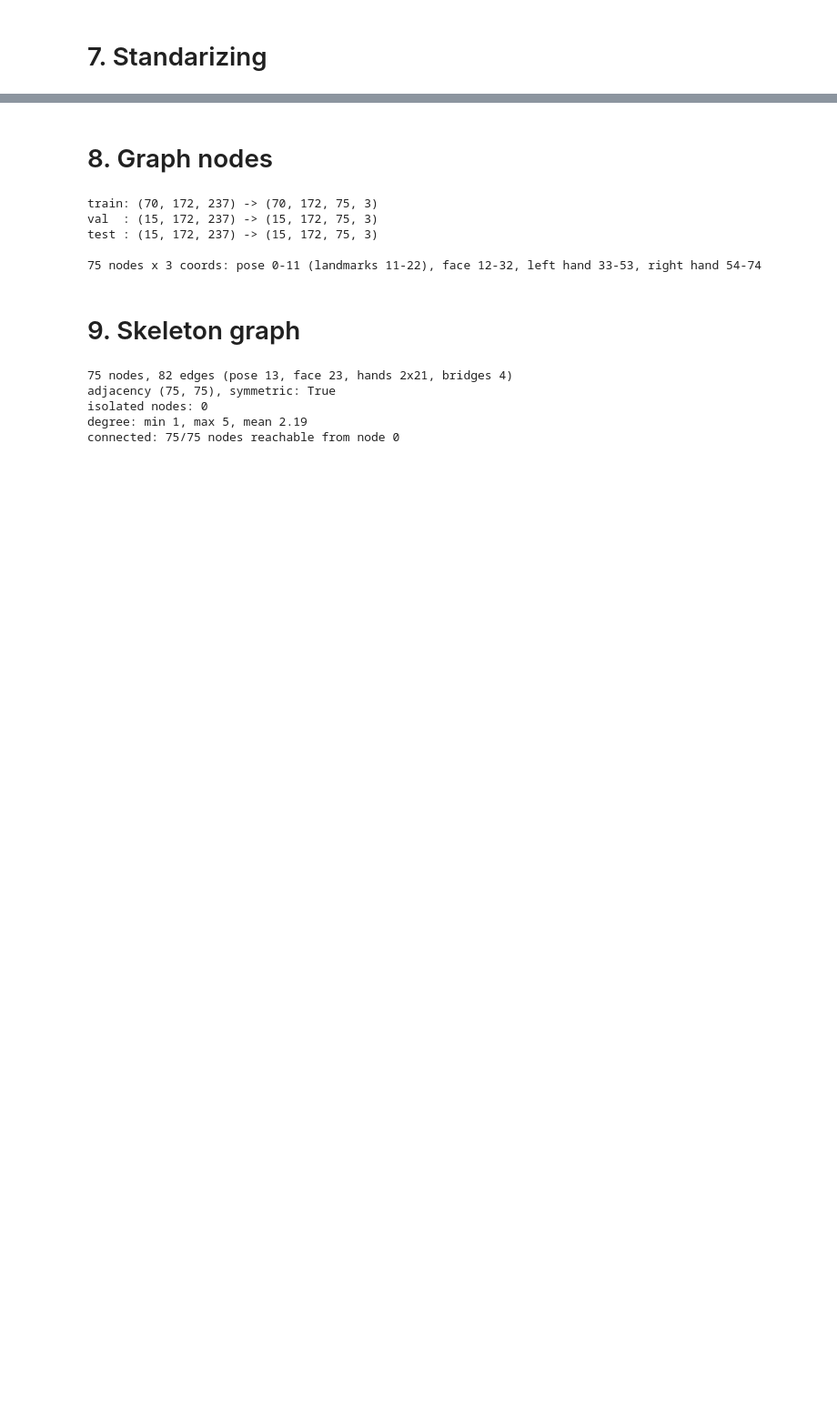
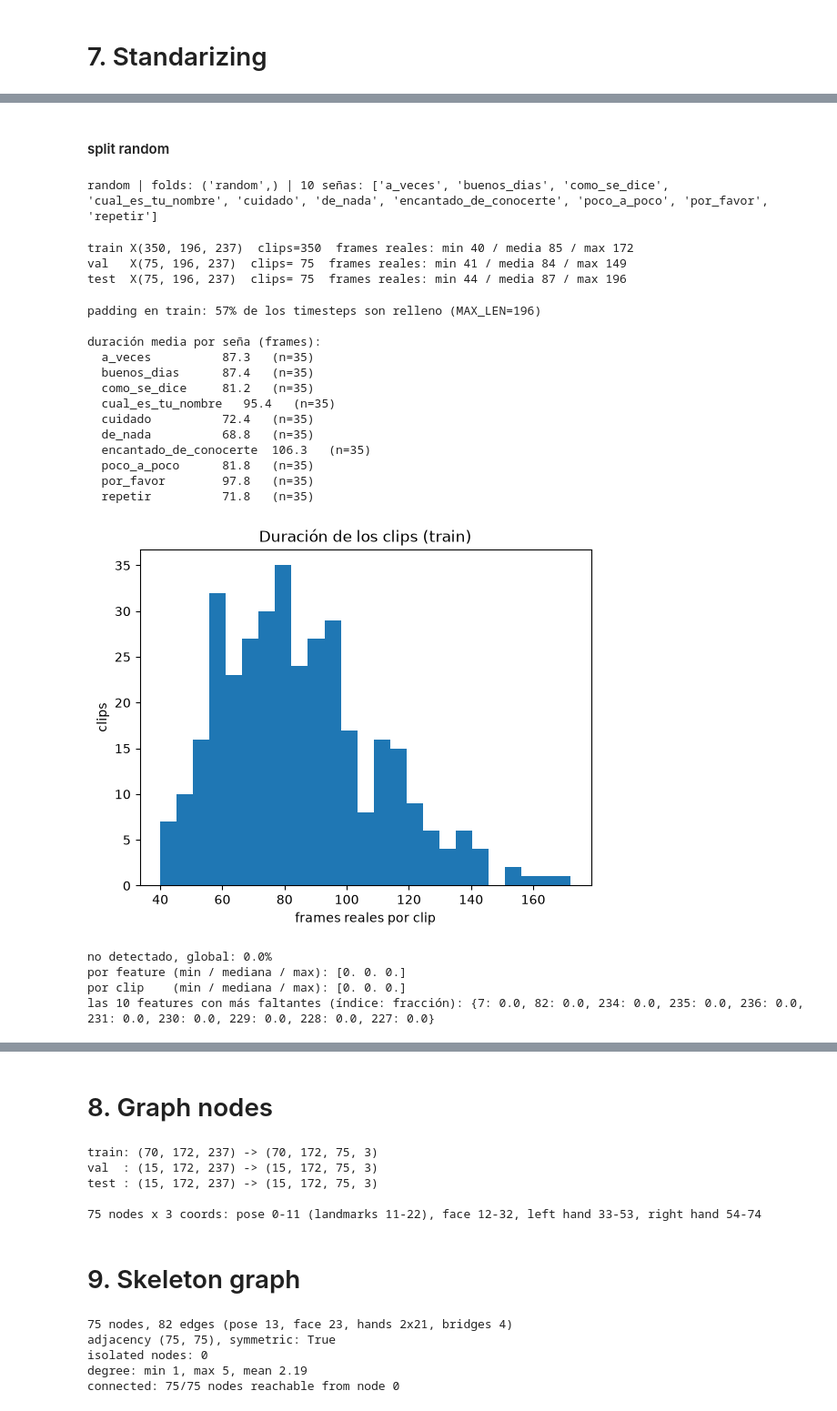
Before and after one commit to mariangeli-s/time-series-to-slr, a Jupyter notebook: data_pipeline.ipynb, the cells around one changed output, grey strips where cells are left out. Shown at 91% size. Cells and saved outputs as stored; diff of their text form; code cells hidden in the pictures; blank space fills up the shorter version.

```diff
--- a/data_pipeline.ipynb
+++ b/data_pipeline.ipynb
@@ -505,0 +950,79 @@ statistics from 7347 training frames -> feature_stats.npz
+# %% [markdown]
+#### split random
+# %%
+from pathlib import Path
+import json
+import numpy as np
+
+SCHEME = "random"                                          # "random" o "loso"
+
+FOLDS = ("random",) if SCHEME == "random" else (1, 2, 3)   # el aleatorio es un único "fold"
+
+def fold_dir(fold):
+    return DIR_DATASET if SCHEME == "random" else DIR_DATASET_LOSO / f"fold{fold}"
+
+config_path = (DIR_DATASET / "split_config.json") if SCHEME == "random" else (DIR_DATASET_LOSO / "split_config_loso.json")
+labels = json.loads(config_path.read_text(encoding="utf-8"))["labels"]
+N_CLASSES = len(labels)
+print(SCHEME, "| folds:", FOLDS, "|", N_CLASSES, "señas:", labels)
+
+def load(split, fold=FOLDS[0]):
+    d = np.load(fold_dir(fold) / f"{split}_standardized.npz")
+    return d["X"], d["y"], d["lengths"]
+# %% [output]
+random | folds: ('random',) | 10 señas: ['a_veces', 'buenos_dias', 'como_se_dice', 'cual_es_tu_nombre', 'cuidado', 'de_nada', 'encantado_de_conocerte', 'poco_a_poco', 'por_favor', 'repetir']
+# %%
+for split in ("train", "val", "test"):
+    X, y, L = load(split)
+    print(f"{split:5s} X{X.shape}  clips={len(X):3d}  frames reales: min {L.min()} / media {L.mean():.0f} / max {L.max()}")
+# %% [output]
+train X(350, 196, 237)  clips=350  frames reales: min 40 / media 85 / max 172
+val   X(75, 196, 237)  clips= 75  frames reales: min 41 / media 84 / max 149
+test  X(75, 196, 237)  clips= 75  frames reales: min 44 / media 87 / max 196
+# %%
+X, y, L = load("train")
+MAX_LEN = X.shape[1]
+print(f"padding en train: {1 - L.mean() / MAX_LEN:.0%} de los timesteps son relleno (MAX_LEN={MAX_LEN})\n")
+
+print("duración media por seña (frames):")
+for c, name in enumerate(labels):
+    print(f"  {name:14s} {L[y == c].mean():6.1f}   (n={int((y == c).sum())})")
+
+try:
+    import matplotlib.pyplot as plt
+    plt.hist(L, bins=25); plt.xlabel("frames reales por clip"); plt.ylabel("clips"); plt.title("Duración de los clips (train)")
+    plt.show()
+except ImportError:
+    pass
+# %% [output]
+padding en train: 57% de los timesteps son relleno (MAX_LEN=196)
+
+duración media por seña (frames):
+  a_veces          87.3   (n=35)
+  buenos_dias      87.4   (n=35)
+  como_se_dice     81.2   (n=35)
+  cual_es_tu_nombre   95.4   (n=35)
+  cuidado          72.4   (n=35)
+  de_nada          68.8   (n=35)
+  encantado_de_conocerte  106.3   (n=35)
+  poco_a_poco      81.8   (n=35)
+  por_favor        97.8   (n=35)
+  repetir          71.8   (n=35)
+[figure, added]
+# %%
+mask = np.arange(MAX_LEN)[None, :] < L[:, None]            # True = frame real
+undetected = (X == 0) & mask[..., None]                    # 0 = keypoint no detectado (en frames reales)
+
+per_feature = undetected.sum((0, 1)) / mask.sum()          # fracción faltante de cada una de las 237 features
+per_clip = undetected.sum((1, 2)) / (L * X.shape[2])       # fracción faltante de cada clip
+
+print(f"no detectado, global: {undetected.sum() / (mask.sum() * X.shape[2]):.1%}")
+print("por feature (min / mediana / max):", np.percentile(per_feature, [0, 50, 100]).round(2))
+print("por clip    (min / mediana / max):", np.percentile(per_clip, [0, 50, 100]).round(2))
+print("las 10 features con más faltantes (índice: fracción):",
+      {int(i): float(per_feature[i].round(2)) for i in np.argsort(per_feature)[::-1][:10]})
+# %% [output]
+no detectado, global: 0.0%
+por feature (min / mediana / max): [0. 0. 0.]
+por clip    (min / mediana / max): [0. 0. 0.]
+las 10 features con más faltantes (índice: fracción): {7: 0.0, 82: 0.0, 234: 0.0, 235: 0.0, 236: 0.0, 231: 0.0, 230: 0.0, 229: 0.0, 228: 0.0, 227: 0.0}
```
Also changed, not shown: parts of 69 cells of this notebook, 21 other files.
